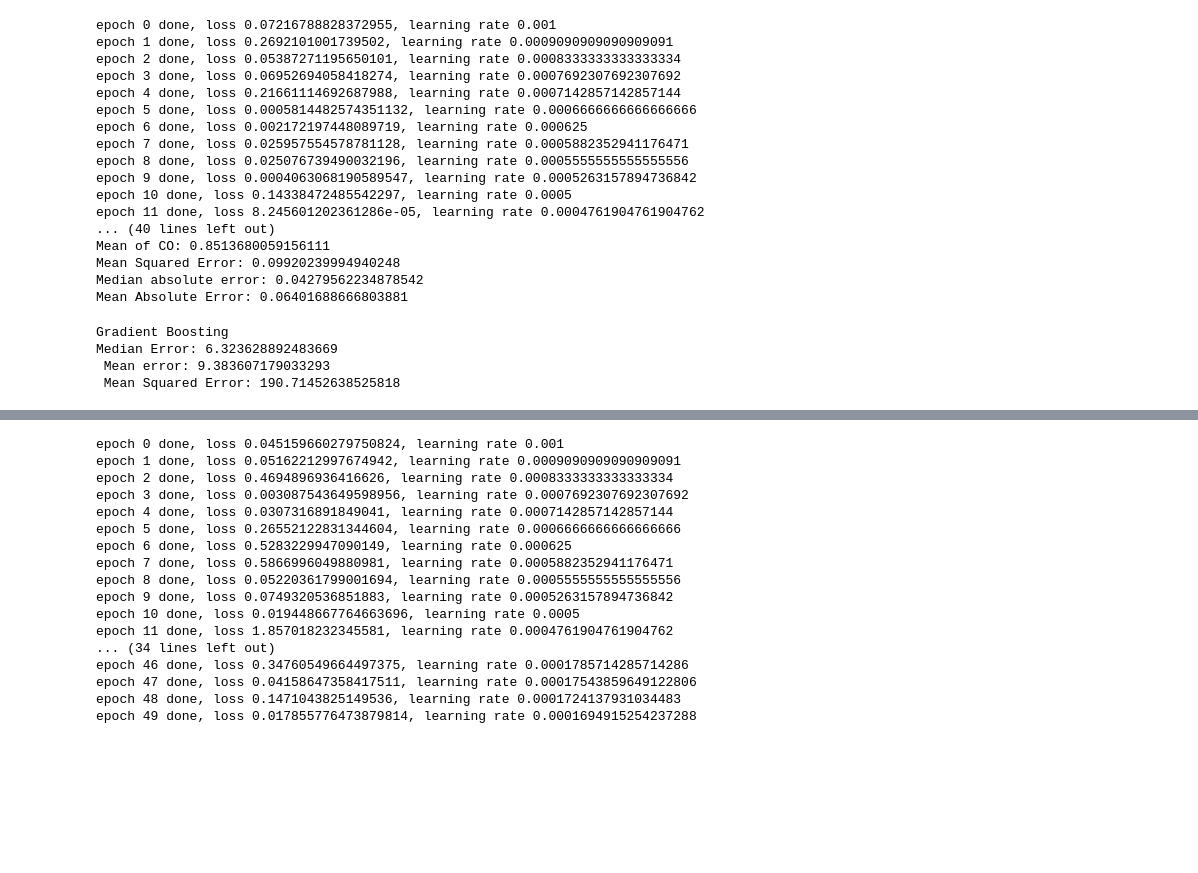
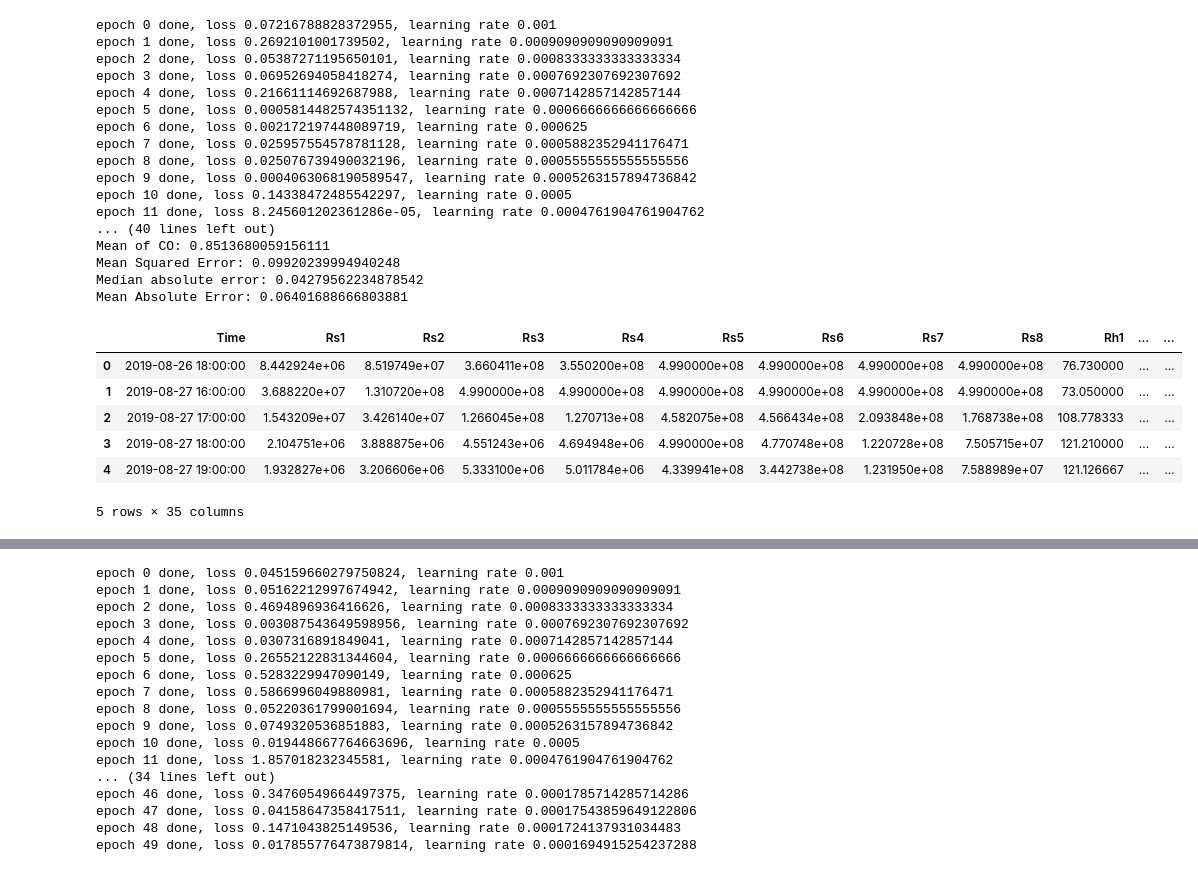
Before and after one commit to WebValley2022/DS2, a Jupyter notebook: training.ipynb, the cells around one changed output, grey strips where cells are left out. Saved outputs shown, nothing was run; the diff lists cells and outputs as text; code cells hidden in the pictures; blank space fills up the shorter version.

```diff
--- a/training.ipynb
+++ b/training.ipynb
@@ -2251,7 +3309,7 @@ Mean Squared Error: 0.09920239994940248
 Median absolute error: 0.04279562234878542
 Mean Absolute Error: 0.06401688666803881
 # %%
-appa1_normalized = pd.read_csv("normalized_schaira_appa1.csv")
+appa1_normalized = pd.read_csv("exports/normalized_schaira_appa1_2.csv")
 # %%
 appa1_normalized = appa1_normalized.drop(columns=["Unnamed: 0"], axis=1)
 appa1_normalized = appa1_normalized.rename(columns={"ts":"Time"})
@@ -2269,20 +3327,13 @@ appa1_norm.Time = appa1_norm.Time.dt.tz_localize(None)
 appa1_norm = appa1_norm.merge(appa1_normalized, how='left', on="Time")
 appa1_norm = appa1_norm.drop(columns="Unnamed: 0")
 appa1_norm = appa1_norm.dropna()
-# %%
-#Normalized Predicting Ozone
-from sklearn.ensemble import GradientBoostingRegressor
-from sklearn.model_selection import train_test_split
-from sklearn.metrics import mean_squared_error,median_absolute_error, mean_absolute_error
-
-X_train, X_test, y_train, y_test = train_test_split(appa1_norm.iloc[:, 1:29], appa1_norm.iloc[:, 31] , test_size=0.2, random_state=42)
-reg = GradientBoostingRegressor(random_state=0, n_estimators=400)
-reg.fit(X_train, y_train)
-y_test_pred = reg.predict(X_test)
-print("Gradient Boosting")
-print(f"Median Error: {median_absolute_error(y_test, y_test_pred)} \n Mean error: {mean_absolute_error(y_test, y_test_pred)} \n Mean Squared Error: {mean_squared_error(y_test, y_test_pred)}")
-# %% [output]
-Gradient Boosting
-Median Error: 6.323628892483669
- Mean error: 9.383607179033293
- Mean Squared Error: 190.71452638525818
+# %%
+appa1_norm.head()
+# %% [output]
+|  | Time | Rs1 | Rs2 | Rs3 | Rs4 | Rs5 | Rs6 | Rs7 | Rs8 | Rh1 | ... | ... |
+| 0 | 2019-08-26 18:00:00 | 8.442924e+06 | 8.519749e+07 | 3.660411e+08 | 3.550200e+08 | 4.990000e+08 | 4.990000e+08 | 4.990000e+08 | 4.990000e+08 | 76.730000 | ... | ... |
+| 1 | 2019-08-27 16:00:00 | 3.688220e+07 | 1.310720e+08 | 4.990000e+08 | 4.990000e+08 | 4.990000e+08 | 4.990000e+08 | 4.990000e+08 | 4.990000e+08 | 73.050000 | ... | ... |
+| 2 | 2019-08-27 17:00:00 | 1.543209e+07 | 3.426140e+07 | 1.266045e+08 | 1.270713e+08 | 4.582075e+08 | 4.566434e+08 | 2.093848e+08 | 1.768738e+08 | 108.778333 | ... | ... |
+| 3 | 2019-08-27 18:00:00 | 2.104751e+06 | 3.888875e+06 | 4.551243e+06 | 4.694948e+06 | 4.990000e+08 | 4.770748e+08 | 1.220728e+08 | 7.505715e+07 | 121.210000 | ... | ... |
+| 4 | 2019-08-27 19:00:00 | 1.932827e+06 | 3.206606e+06 | 5.333100e+06 | 5.011784e+06 | 4.339941e+08 | 3.442738e+08 | 1.231950e+08 | 7.588989e+07 | 121.126667 | ... | ... |
+5 rows × 35 columns
```
Also changed, not shown: parts of 23 cells of this notebook, 1 other file.
